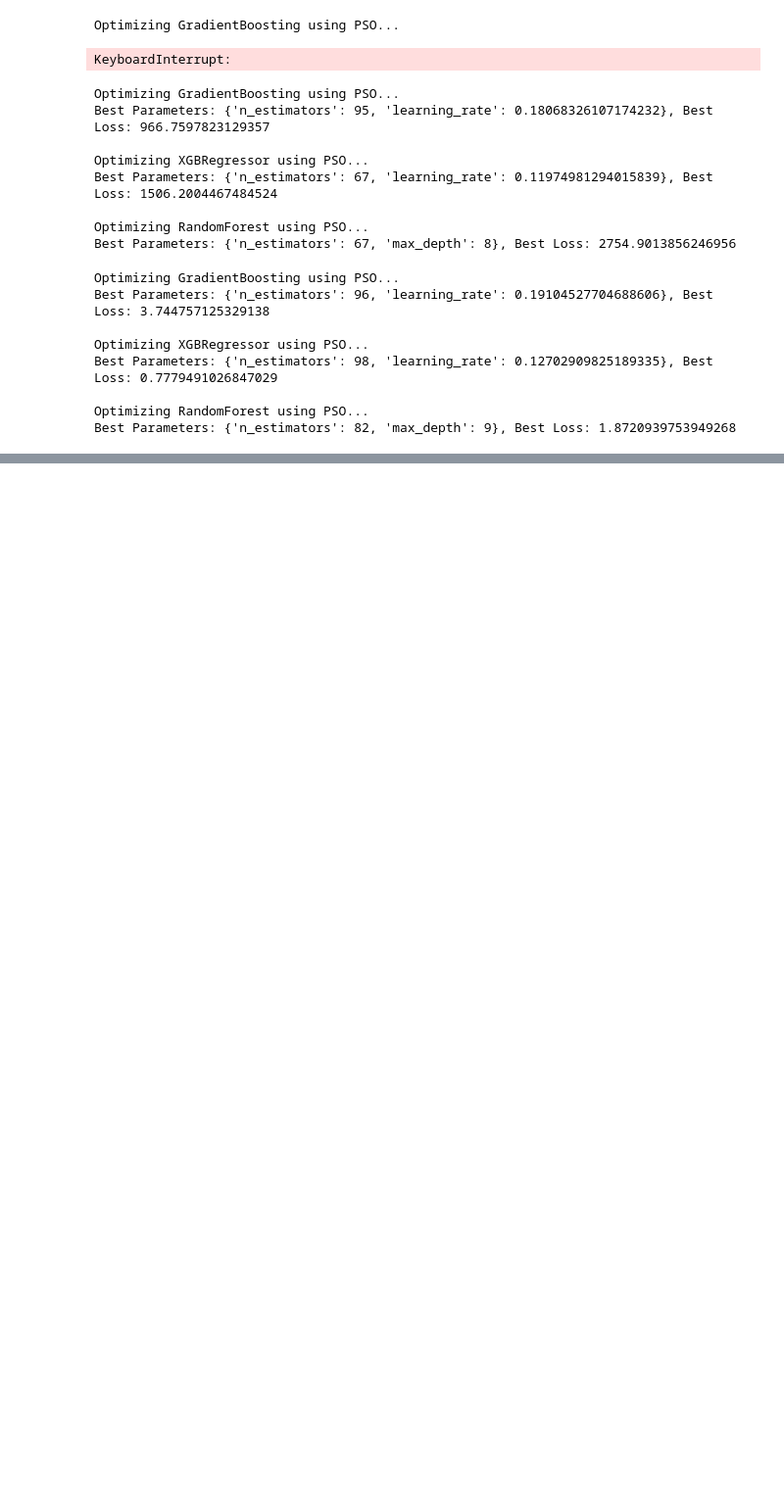
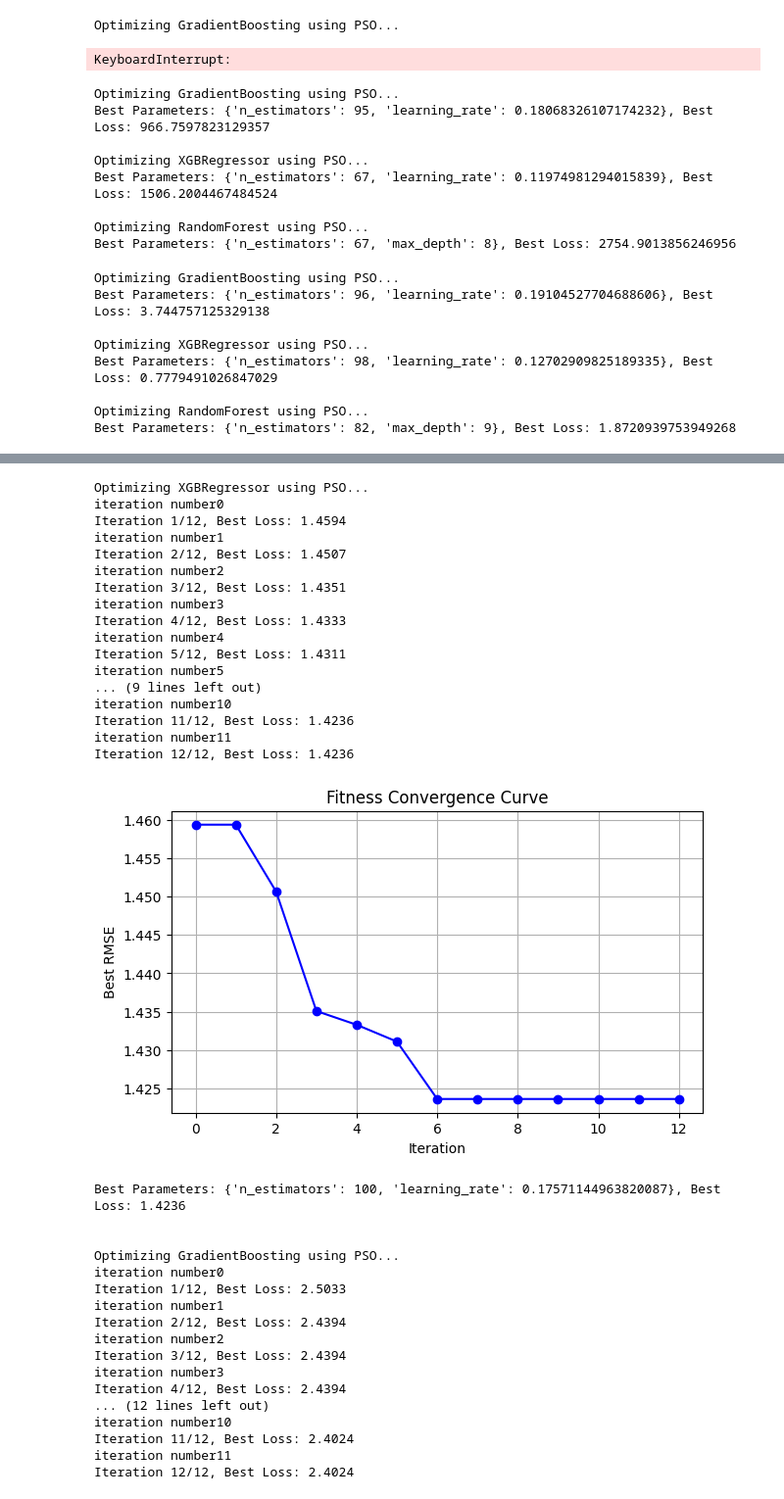
Before and after one commit to DeepMathukiya/InverterOpVolt, a Jupyter notebook: pso.ipynb, the cells around one changed output, grey strips where cells are left out. Shown at 98% size. Saved outputs shown, nothing was run; the diff lists cells and outputs as text; code cells hidden in the pictures; blank space fills up the shorter version.

```diff
--- a/pso.ipynb
+++ b/pso.ipynb
@@ -399,0 +507,62 @@ Best Parameters: {'max_depth': 16, 'min_samples_split': 2}, Best Loss: 0.9304527
+# %%
+
+if __name__ == "__main__":
+    # from sklearn.datasets import make_regression
+    # X, Y = make_regression(n_samples=500, n_features=10, noise=0.3, random_state=42)
+    # X_train, X_test, Y_train, Y_test = train_test_split(X, Y ,test_size=0.2, random_state=42)
+    X_train, X_test, Y_train, Y_test = train_test_split(dfx1, dfy1 ,test_size=0.2, random_state=42)
+
+    GLOBAL_DATA['X_train'], GLOBAL_DATA['X_test'] = X_train, X_test
+    GLOBAL_DATA['y_train'], GLOBAL_DATA['y_test'] = np.array(Y_train).ravel().copy(), np.array(Y_test).ravel().copy()
+
+
+    models = {
+        # "DecisionTree": (DecisionTreeRegressor, {"max_depth": (1, 20), "min_samples_split": (2, 10)}),
+        "XGBRegressor": (XGBRegressor, {"n_estimators": (50, 100), "learning_rate": (0.05, 0.2)}),
+
+        "GradientBoosting": (GradientBoostingRegressor, {"n_estimators": (50, 100), "learning_rate": (0.05, 0.2)}),
+        # "RandomForest": (RandomForestRegressor, {"n_estimators": (50, 100), "max_depth": (1, 20)}),
+
+
+    }
+
+    for name, (model_class, param_bounds) in models.items():
+        print(f"\nOptimizing {name} using PSO...")
+        best_params, best_loss = regression_pso(model_class, param_bounds, X_train, X_test, Y_train, Y_test)
+        print(f"Best Parameters: {best_params}, Best Loss: {best_loss:.4f}\n")
+# %% [output]
+Optimizing XGBRegressor using PSO...
+iteration number0
+Iteration 1/12, Best Loss: 1.4594
+iteration number1
+Iteration 2/12, Best Loss: 1.4507
+iteration number2
+Iteration 3/12, Best Loss: 1.4351
+iteration number3
+Iteration 4/12, Best Loss: 1.4333
+iteration number4
+Iteration 5/12, Best Loss: 1.4311
+iteration number5
+... (9 lines left out)
+iteration number10
+Iteration 11/12, Best Loss: 1.4236
+iteration number11
+Iteration 12/12, Best Loss: 1.4236
+[figure, added]
+Best Parameters: {'n_estimators': 100, 'learning_rate': 0.17571144963820087}, Best Loss: 1.4236
+
+
+Optimizing GradientBoosting using PSO...
+iteration number0
+Iteration 1/12, Best Loss: 2.5033
+iteration number1
+Iteration 2/12, Best Loss: 2.4394
+iteration number2
+Iteration 3/12, Best Loss: 2.4394
+iteration number3
+Iteration 4/12, Best Loss: 2.4394
+... (12 lines left out)
+iteration number10
+Iteration 11/12, Best Loss: 2.4024
+iteration number11
+Iteration 12/12, Best Loss: 2.4024
```
Also changed, not shown: parts of 5 cells of this notebook.
